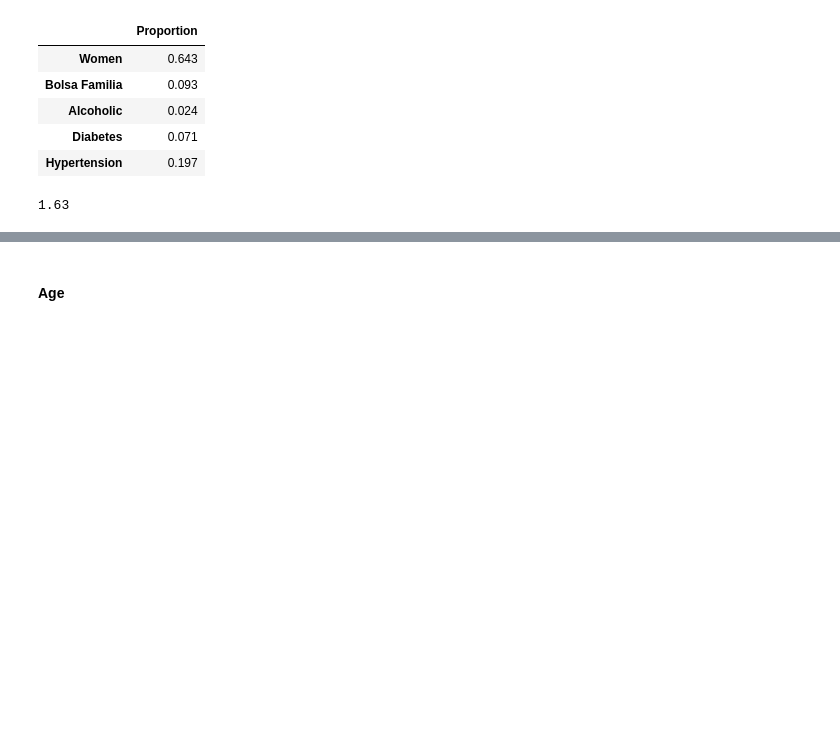
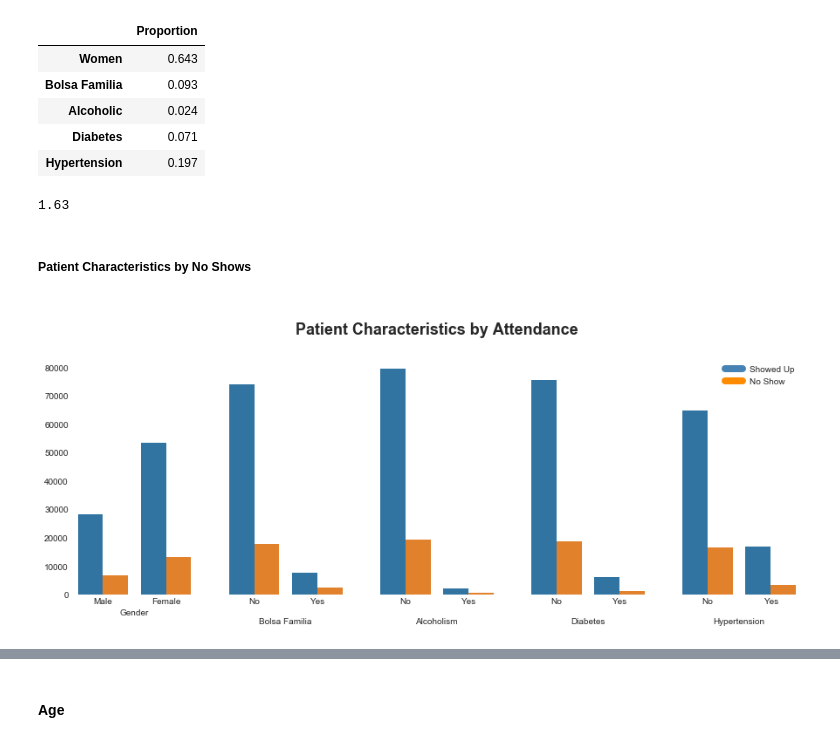
Before and after one commit to jaclynrich/appt-no-show, a Jupyter notebook: appt-no-show.ipynb, the cells around one changed output, grey strips where cells are left out. Drawn from its saved outputs; the diff is of its cells as text; code cells hidden in the pictures; blank space fills up the shorter version.

```diff
--- a/appt-no-show.ipynb
+++ b/appt-no-show.ipynb
@@ -666,3 +647,38 @@ pd.DataFrame(stats, index = fields, columns = ['Proportion'])
 round(df.groupby('PatientID')['AppointmentID'].count().mean(), 2)
 # %% [output]
 1.63
+# %% [markdown]
+##### Patient Characteristics by No Shows
+# %%
+# Plot binary patient characteristics by attendance - not aggregated (by individual appointment)
+fields = ['Gender', 'BolsaFamilia', 'Alcoholism', 'Diabetes', 'Hypertension']
+xlabels = ['Gender', 'Bolsa Familia', 'Alcoholism', 'Diabetes', 'Hypertension']
+gender_labels = ['Male', 'Female']
+labels = ['No', 'Yes']
+
+fig, axes = plt.subplots(1, 5, figsize = (15, 5), sharey = True)
+
+i = 0
+for ax in axes.reshape(-1):
+    sns.countplot(ax = ax, x = fields[i], hue = 'NoShow', data = df)
+    sns.set_style("white")
+    ax.tick_params(length = 0)
+    ax.legend_.remove()
+    sns.despine(left = True, bottom = True)
+    if i == 0:
+        ax.set(xticklabels=['Male', 'Female'])
+        ax.set(xlabel = xlabels[i], ylabel = '')
+    else:
+        ax.set(xticklabels=['No', 'Yes'])
+        ax.set(xlabel = '\n' + xlabels[i], ylabel = '')
+    if i == 2:
+        ax.set_title('\nPatient Characteristics by Attendance\n', fontsize = 18, fontweight = 'bold')
+
+    i += 1
+
+custom_lines = [Line2D([0], [0], color = 'steelblue', lw=8),
+                Line2D([0], [0], color = 'darkorange', lw=8)]
+ax.legend(custom_lines, ['Showed Up', 'No Show'])
+plt.show()
+# %% [output]
+[figure, added]
```
Also changed, not shown: parts of 56 cells of this notebook.
